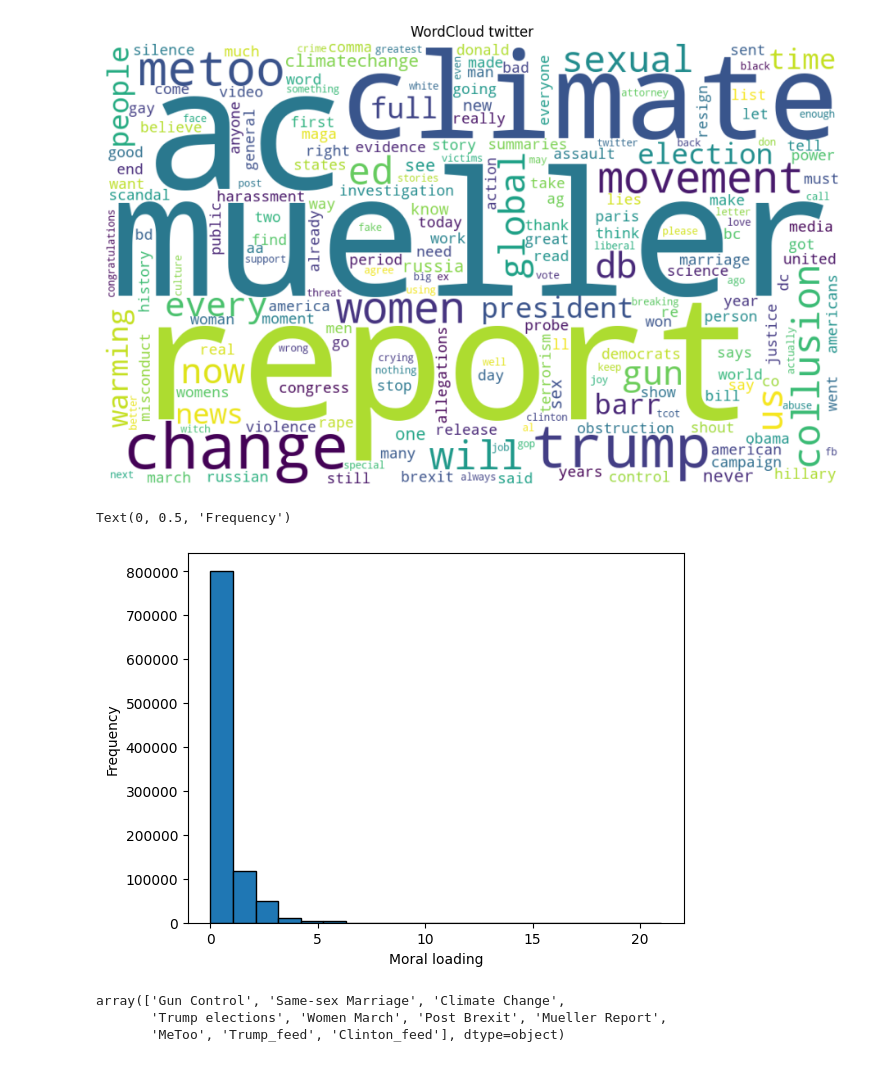
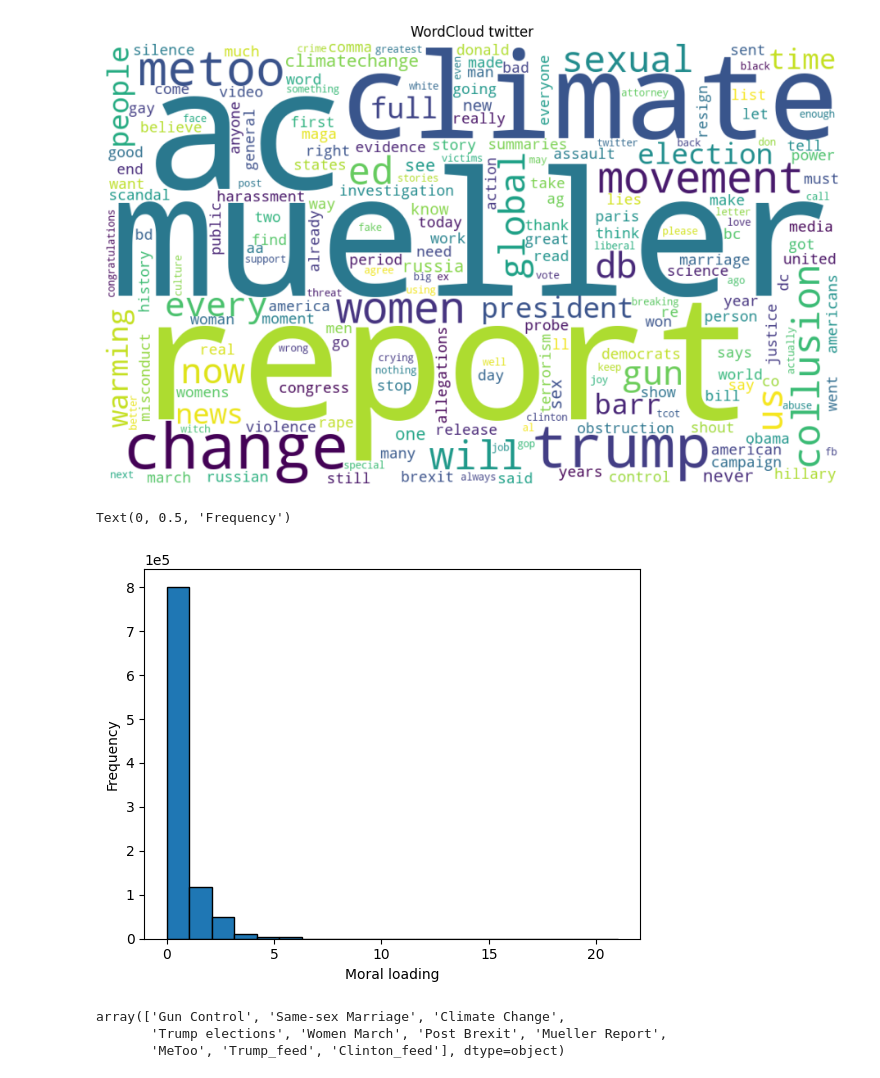
Before and after one commit to DiegoLeonG96/Scaling-laws-in-moral-dynamics-on-social-media, a Jupyter notebook: Exploration.ipynb, the cells around one changed output. Saved outputs shown, nothing was run; the diff lists cells and outputs as text; code cells hidden in the pictures.

Commit message:
change histograms format

```diff
--- a/Exploration.ipynb
+++ b/Exploration.ipynb
@@ -497,12 +497,14 @@ plt.show()
 #twitter_plots_data = twitter_data[twitter_data["Topic_label"] == 'Gun Control'].copy()
 twitter_plots_data = twitter_data.copy()
 # %%
-twitter_plots_data["moral_loading"].hist(bins=20, edgecolor='k', grid=False)
+fig, ax = plt.subplots()
+ax.ticklabel_format(axis='y', style='sci', scilimits=(0, 0))
+ax.hist(twitter_plots_data["moral_loading"], bins=20, edgecolor='k')
 plt.xlabel("Moral loading")
 plt.ylabel("Frequency")
 # %% [output]
 Text(0, 0.5, 'Frequency')
-[figure, old version]
+[figure, new version]
 # %%
 twitter_plots_data["Topic_label"].unique()
 # %% [output]
```
Also changed, not shown: parts of 1 cell of this notebook.
